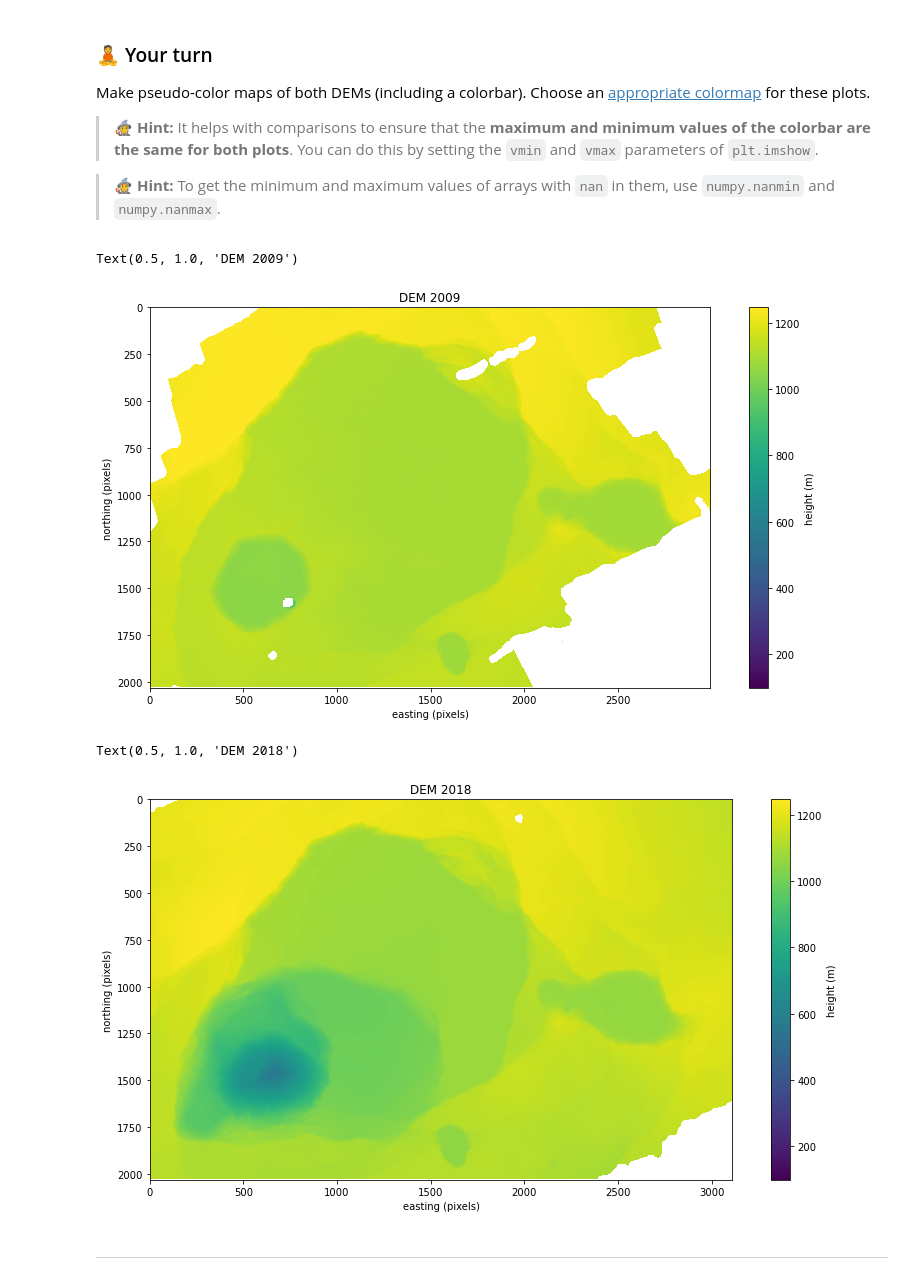
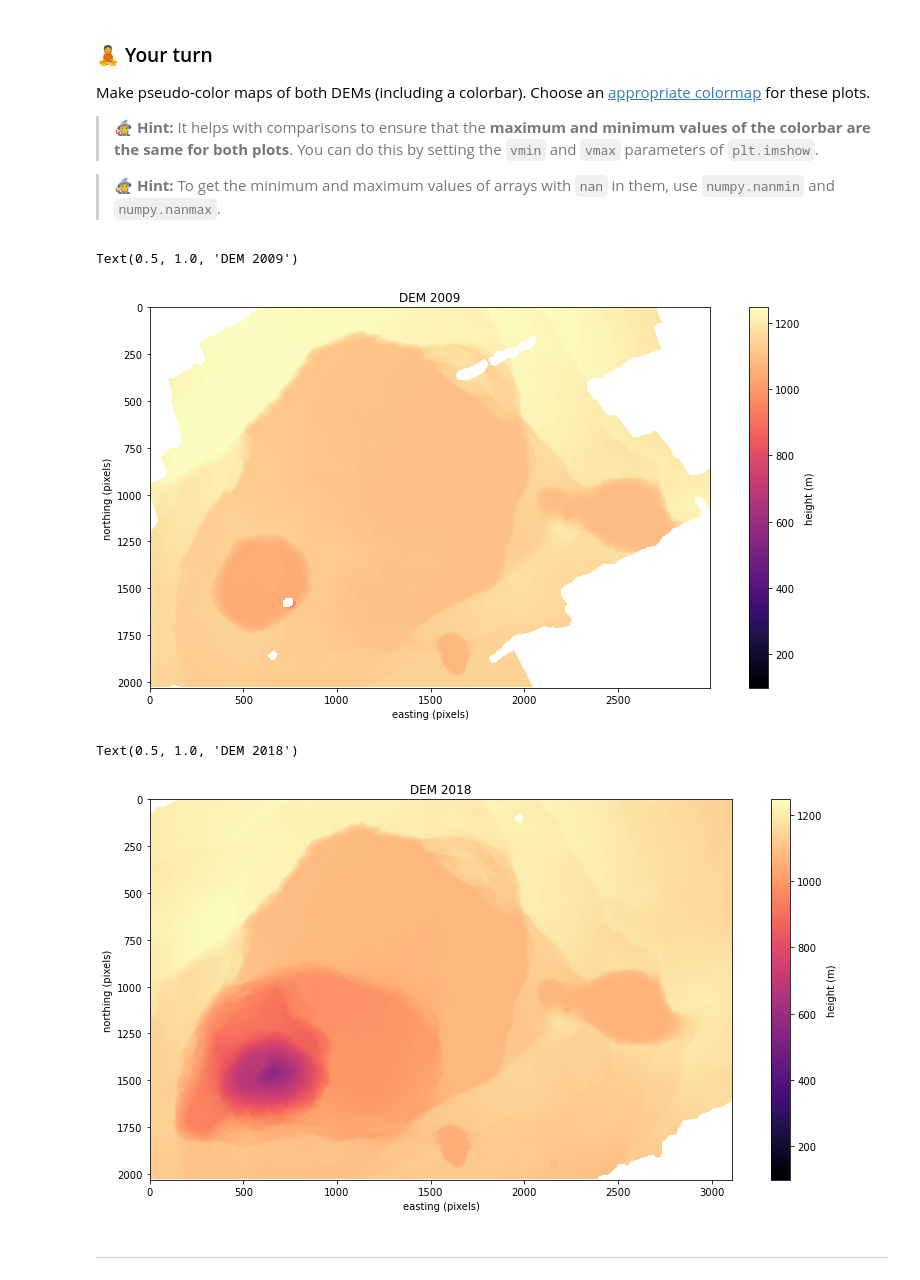
Before and after one commit to leouieda/remote-sensing, a Jupyter notebook: practicals/practical3.ipynb, the cells around one changed output. Cells and saved outputs as stored; diff of their text form; code cells hidden in the pictures.

Commit message:
Use magma cmap in practical 3

```diff
--- a/practicals/practical3.ipynb
+++ b/practicals/practical3.ipynb
@@ -133,24 +133,24 @@ minimum_height = min([np.nanmin(kilauea2009), np.nanmin(kilauea2018)])
 maximum_height = min([np.nanmax(kilauea2009), np.nanmax(kilauea2018)])
 # %%
 plt.figure(figsize=(14, 7))
-plt.imshow(kilauea2009, cmap="viridis", vmin=minimum_height, vmax=maximum_height)
+plt.imshow(kilauea2009, cmap="magma", vmin=minimum_height, vmax=maximum_height)
 plt.colorbar(label="height (m)")
 plt.xlabel("easting (pixels)")
 plt.ylabel("northing (pixels)")
 plt.title("DEM 2009")
 # %% [output]
 Text(0.5, 1.0, 'DEM 2009')
-[figure, old version]
+[figure, new version]
 # %%
 plt.figure(figsize=(14, 7))
-plt.imshow(kilauea2018, cmap="viridis", vmin=minimum_height, vmax=maximum_height)
+plt.imshow(kilauea2018, cmap="magma", vmin=minimum_height, vmax=maximum_height)
 plt.colorbar(label="height (m)")
 plt.xlabel("easting (pixels)")
 plt.ylabel("northing (pixels)")
 plt.title("DEM 2018")
 # %% [output]
 Text(0.5, 1.0, 'DEM 2018')
-[figure, old version]
+[figure, new version]
 # %% [markdown]
 ----
 # %% [markdown]
```
Also changed, not shown: parts of 6 cells of this notebook.
